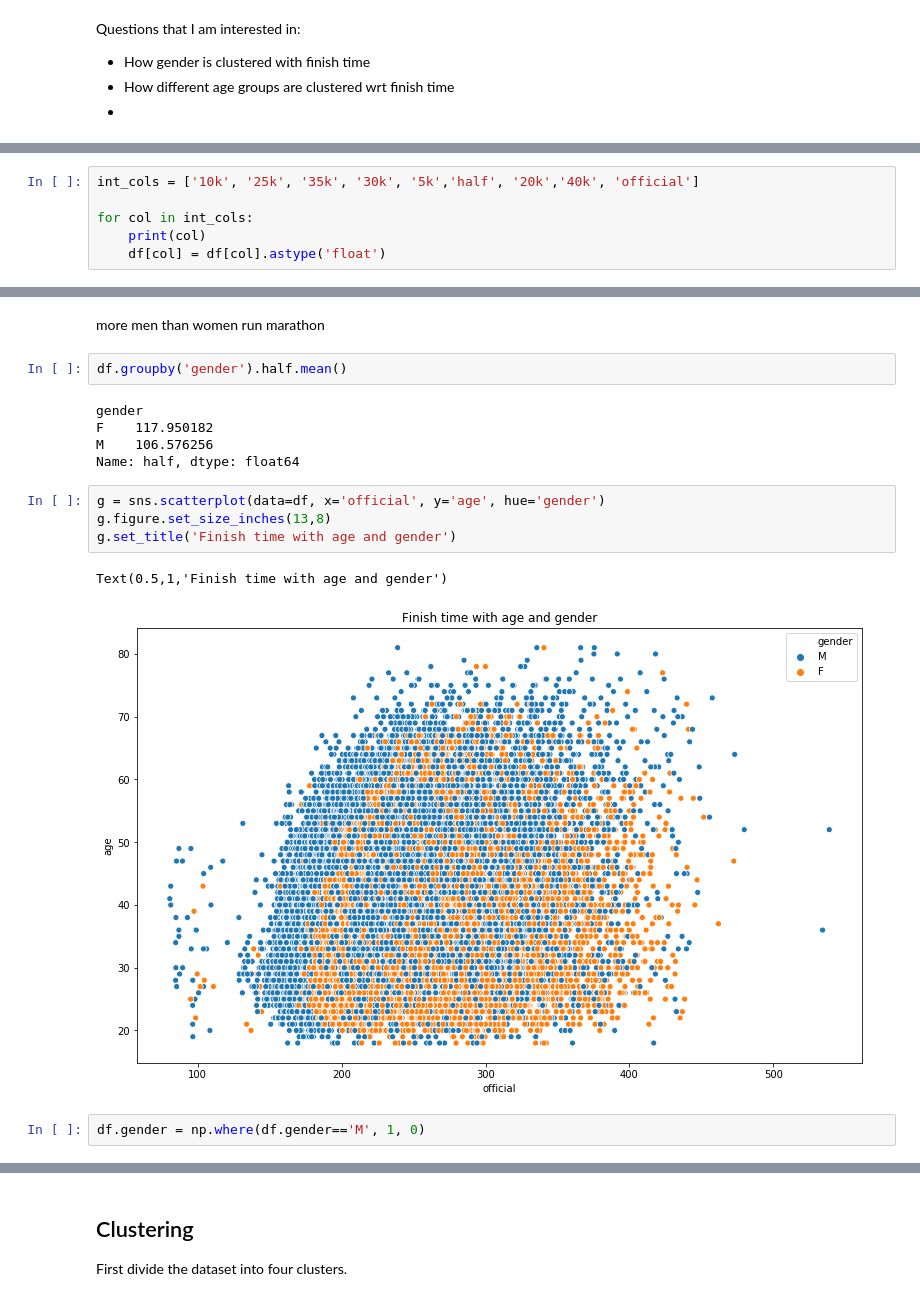
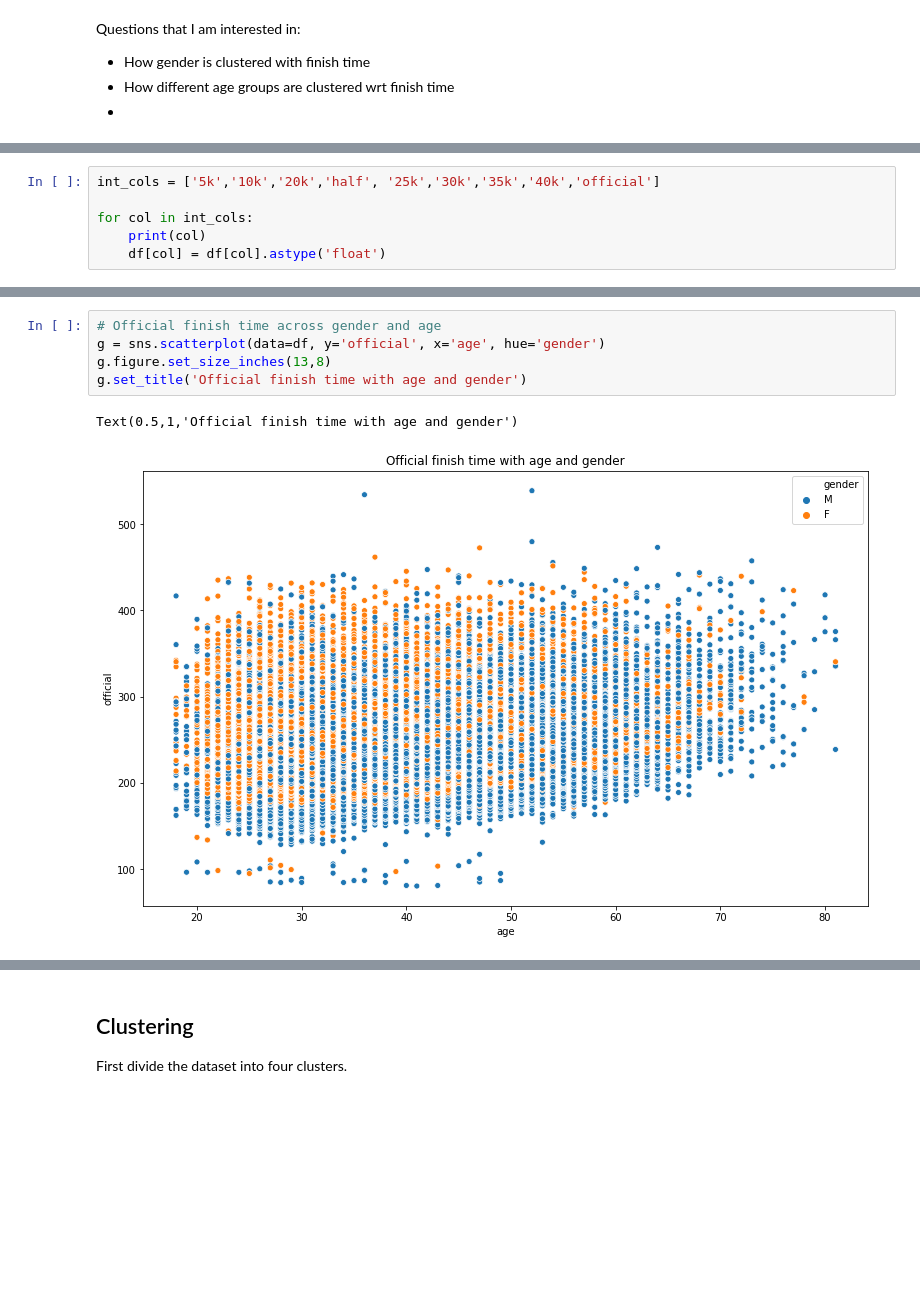
Before and after one commit to PriyankaBiswas/Data-Science, a Jupyter notebook: Unit4_USL/Boston_marathon.ipynb, the cells around one changed output, grey strips where cells are left out. Cells and saved outputs as stored; diff of their text form; blank space fills up the shorter version.

```diff
--- a/Unit4_USL/Boston_marathon.ipynb
+++ b/Unit4_USL/Boston_marathon.ipynb
@@ -96,5 +94,5 @@ dtype: object
 # %%
-int_cols = ['10k', '25k', '35k', '30k', '5k','half', '20k','40k', 'official']
+int_cols = ['5k','10k','20k','half', '25k','30k','35k','40k','official']
 
 for col in int_cols:
     print(col)
@@ -214,18 +211,8 @@ plt.hist(df.age)
-# %% [markdown]
-more men than women run marathon
-# %%
-df.groupby('gender').half.mean()
-# %% [output]
-gender
-F    117.950182
-M    106.576256
-Name: half, dtype: float64
 # %%
-g = sns.scatterplot(data=df, x='official', y='age', hue='gender')
+# Official finish time across gender and age
+g = sns.scatterplot(data=df, y='official', x='age', hue='gender')
 g.figure.set_size_inches(13,8)
-g.set_title('Finish time with age and gender')
+g.set_title('Official finish time with age and gender')
 # %% [output]
-Text(0.5,1,'Finish time with age and gender')
+Text(0.5,1,'Official finish time with age and gender')
-[figure, old version]
+[figure, new version]
-# %%
-df.gender = np.where(df.gender=='M', 1, 0)
```
Also changed, not shown: parts of 85 cells of this notebook.
